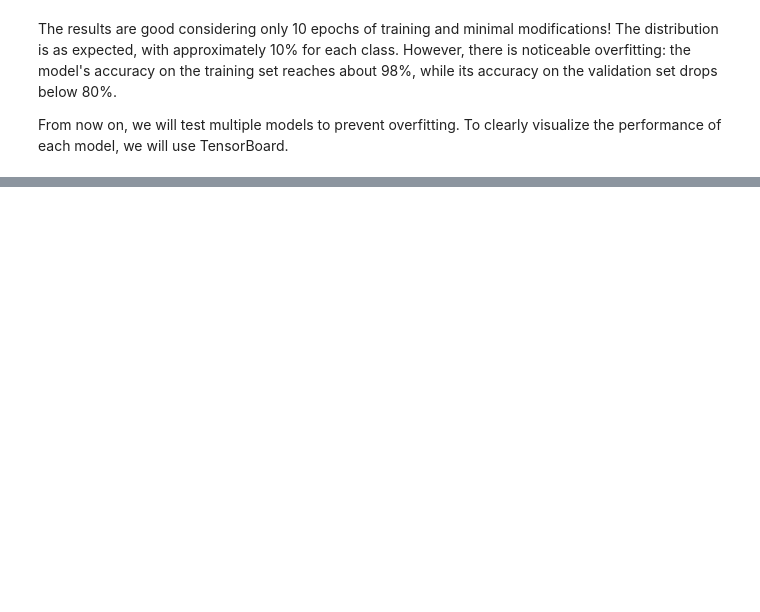
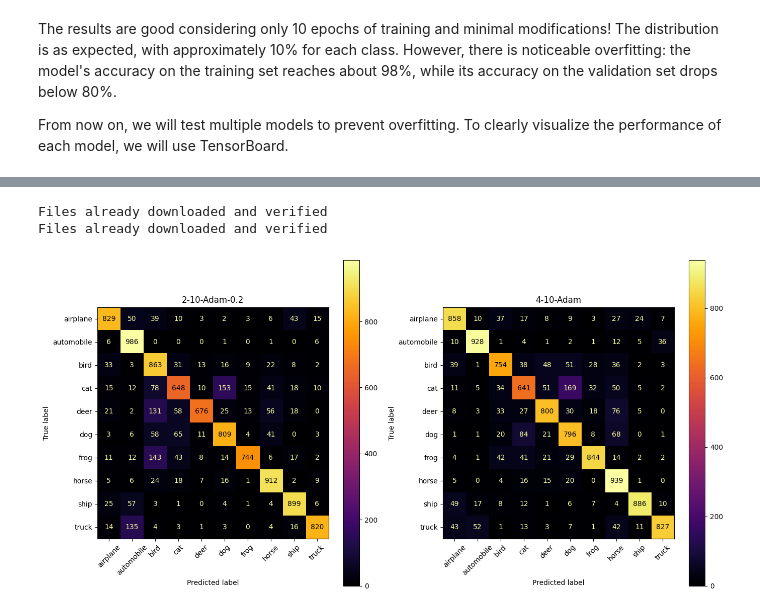
Before and after one commit to Lucas64000/CIFAR10, a Jupyter notebook: model.ipynb, the cells around one changed output, grey strips where cells are left out. Drawn from its saved outputs; the diff is of its cells as text; code cells hidden in the pictures; blank space fills up the shorter version.

```diff
--- a/model.ipynb
+++ b/model.ipynb
@@ -381,0 +517,44 @@ for dropout in [0.2, 0.3, 0.4]:
+# %%
+def display_matrices(model_names, y_true1, y_pred1, y_true2, y_pred2):
+    class_names = getClassNames()
+
+    y_true1 = [class_names[label] for label in y_true1]
+    y_pred1 = [class_names[class_pred] for class_pred in y_pred1]
+
+    y_true2 = [class_names[label] for label in y_true2]
+    y_pred2 = [class_names[class_pred] for class_pred in y_pred2]
+
+    cm1 = confusion_matrix(y_true1, y_pred1, labels=class_names)
+    cm2 = confusion_matrix(y_true2, y_pred2, labels=class_names)
+
+    fig, axes = plt.subplots(1, 2, figsize=(14, 7))
+
+    disp1 = ConfusionMatrixDisplay(confusion_matrix=cm1, display_labels=class_names)
+    disp1.plot(include_values=True, cmap='inferno', ax=axes[0], xticks_rotation=45)
+    axes[0].set_title(model_names[0])
+
+    disp2 = ConfusionMatrixDisplay(confusion_matrix=cm2, display_labels=class_names)
+    disp2.plot(include_values=True, cmap='inferno', ax=axes[1], xticks_rotation=45)
+    axes[1].set_title(model_names[1])
+
+    fig.set_figwidth(14)
+    fig.set_figheight(7)
+
+    plt.tight_layout()
+    plt.show()
+# %%
+train_loader, val_loader = getDataLoaders()
+
+model1 = ResNetLayer(2)
+model1.load_state_dict(torch.load('./models/ResNet18/2-10-Adam-0.2.pth', weights_only=True))
+
+model2 = ResNetLayer(4)
+model2.load_state_dict(torch.load('./models/ResNet18/4-10-Adam.pth', weights_only=True))
+
+model_names = ['2-10-Adam-0.2', '4-10-Adam']
+
+display_matrices(model_names, *get_predictions(model1, val_loader, device), *get_predictions(model2, val_loader, device))
+# %% [output]
+Files already downloaded and verified
+Files already downloaded and verified
+[figure, added]
```
Also changed, not shown: parts of 30 cells of this notebook.
